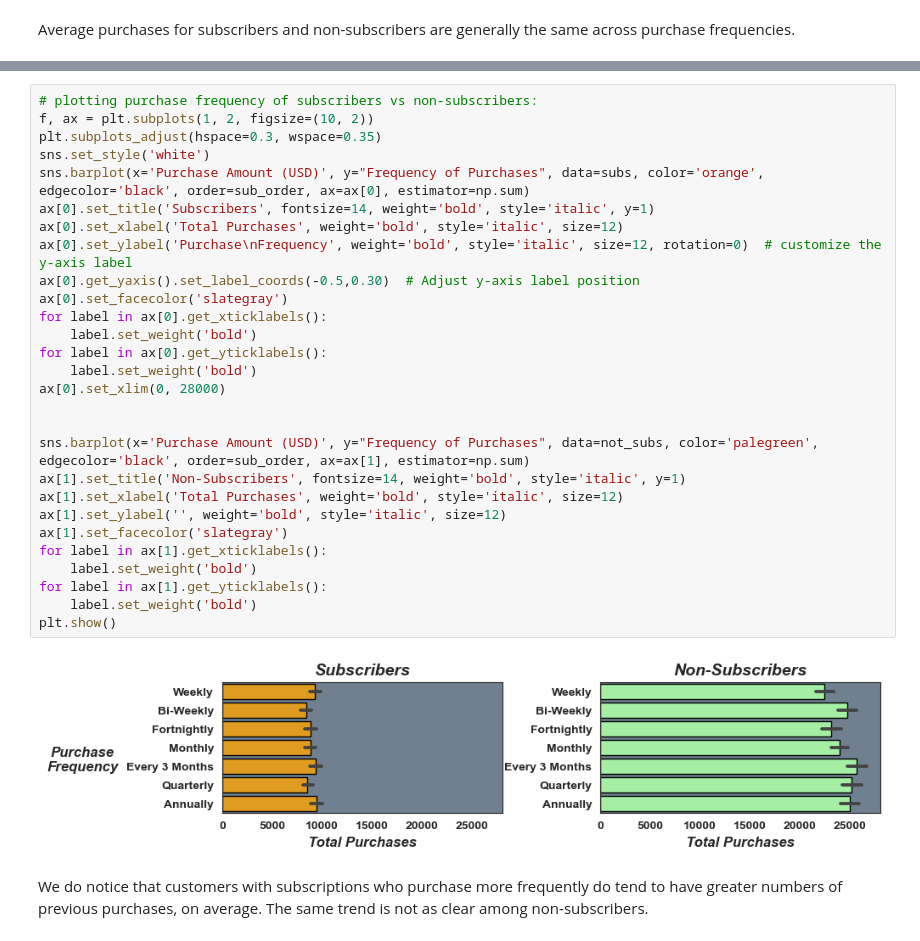
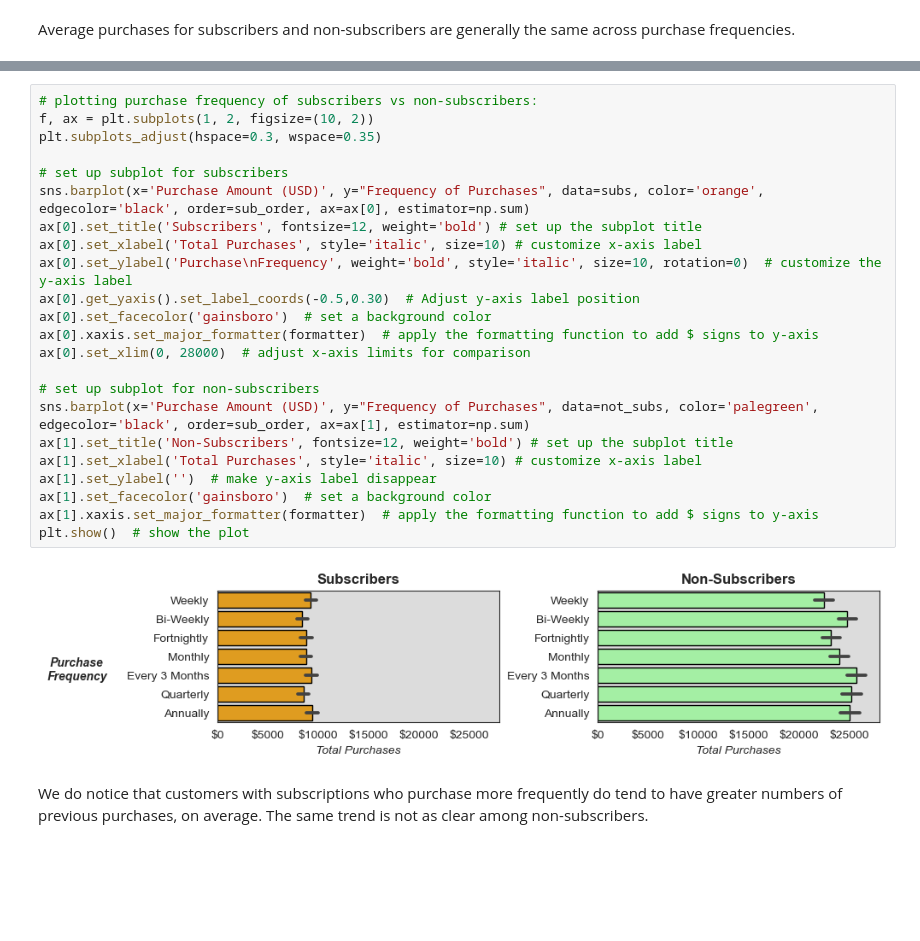
Before and after one commit to molly777yllom/DataDive3_DATA3500, a Jupyter notebook: shopping_trends.ipynb, the cells around one changed output, grey strips where cells are left out. Saved outputs shown, nothing was run; the diff lists cells and outputs as text; blank space fills up the shorter version.

```diff
--- a/shopping_trends.ipynb
+++ b/shopping_trends.ipynb
@@ -1267,33 +1272,28 @@ plt.show()
 # %%
 # plotting purchase frequency of subscribers vs non-subscribers:
 f, ax = plt.subplots(1, 2, figsize=(10, 2))
 plt.subplots_adjust(hspace=0.3, wspace=0.35)
-sns.set_style('white')
+
+# set up subplot for subscribers
 sns.barplot(x='Purchase Amount (USD)', y="Frequency of Purchases", data=subs, color='orange', edgecolor='black', order=sub_order, ax=ax[0], estimator=np.sum)
-ax[0].set_title('Subscribers', fontsize=14, weight='bold', style='italic', y=1)
-ax[0].set_xlabel('Total Purchases', weight='bold', style='italic', size=12)
-ax[0].set_ylabel('Purchase\nFrequency', weight='bold', style='italic', size=12, rotation=0)  # customize the y-axis label
+ax[0].set_title('Subscribers', fontsize=12, weight='bold') # set up the subplot title
+ax[0].set_xlabel('Total Purchases', style='italic', size=10) # customize x-axis label
+ax[0].set_ylabel('Purchase\nFrequency', weight='bold', style='italic', size=10, rotation=0)  # customize the y-axis label
 ax[0].get_yaxis().set_label_coords(-0.5,0.30)  # Adjust y-axis label position
-ax[0].set_facecolor('slategray')
-for label in ax[0].get_xticklabels():
-    label.set_weight('bold')
-for label in ax[0].get_yticklabels():
-    label.set_weight('bold')
-ax[0].set_xlim(0, 28000)
+ax[0].set_facecolor('gainsboro')  # set a background color
+ax[0].xaxis.set_major_formatter(formatter)  # apply the formatting function to add $ signs to y-axis
+ax[0].set_xlim(0, 28000)  # adjust x-axis limits for comparison
 
-
+# set up subplot for non-subscribers
 sns.barplot(x='Purchase Amount (USD)', y="Frequency of Purchases", data=not_subs, color='palegreen', edgecolor='black', order=sub_order, ax=ax[1], estimator=np.sum)
-ax[1].set_title('Non-Subscribers', fontsize=14, weight='bold', style='italic', y=1)
-ax[1].set_xlabel('Total Purchases', weight='bold', style='italic', size=12)
-ax[1].set_ylabel('', weight='bold', style='italic', size=12)
-ax[1].set_facecolor('slategray')
-for label in ax[1].get_xticklabels():
-    label.set_weight('bold')
-for label in ax[1].get_yticklabels():
-    label.set_weight('bold')
-plt.show()
+ax[1].set_title('Non-Subscribers', fontsize=12, weight='bold') # set up the subplot title
+ax[1].set_xlabel('Total Purchases', style='italic', size=10) # customize x-axis label
+ax[1].set_ylabel('')  # make y-axis label disappear
+ax[1].set_facecolor('gainsboro')  # set a background color
+ax[1].xaxis.set_major_formatter(formatter)  # apply the formatting function to add $ signs to y-axis
+plt.show()  # show the plot
 # %% [output]
-[figure, old version]
+[figure, new version]
 # %% [markdown]
 We do notice that customers with subscriptions who purchase more frequently do tend to have greater numbers of previous purchases, on average. The same trend is not as clear among non-subscribers.
 # %%
```
Also changed, not shown: parts of 11 cells of this notebook.
